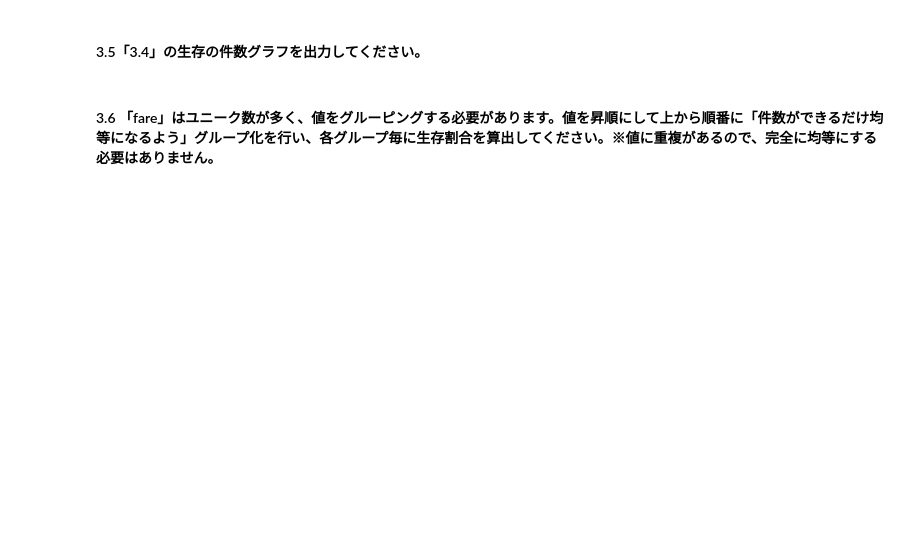
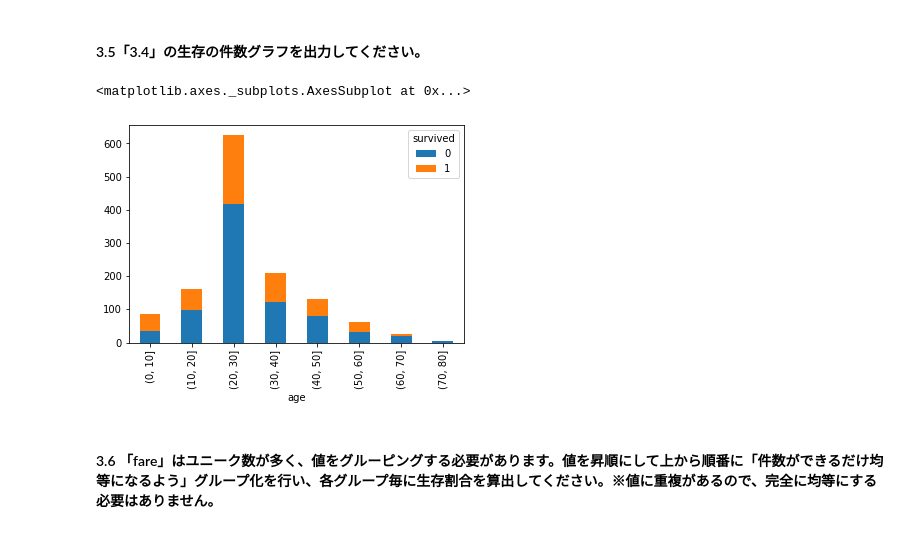
Before and after one commit to narukawamasa/python_smple, a Jupyter notebook: machine_learning_editor.ipynb, the cells around one changed output. Drawn from its saved outputs; the diff is of its cells as text; code cells hidden in the pictures; blank space fills up the shorter version.

```diff
--- a/machine_learning_editor.ipynb
+++ b/machine_learning_editor.ipynb
@@ -234,2 +265,5 @@ dtype: bool
 # %% [markdown]
 #### 3.4 「age」はユニーク数が多く、値をグルーピングする必要があります。値を「10」刻みでグループ化し、各グループ毎に生存割合を算出してください。
+# %%
+s_cut = pd.cut(titanic_data_except_object['age'],[0,10,20,30,40,50,60,70,80,90,100])
+titanic_data_except_object.groupby(s_cut).mean()['survived'].round(3)
@@ -236,4 +283,10 @@ dtype: bool
 # %% [markdown]
 #### 3.5「3.4」の生存の件数グラフを出力してください。
+# %%
+a = pd.crosstab(s_cut, titanic_data_except_object['survived'])
+a.plot.bar(stacked=True)
+# %% [output]
+<matplotlib.axes._subplots.AxesSubplot at 0x...>
+[figure, added]
 # %% [markdown]
 #### 3.6 「fare」はユニーク数が多く、値をグルーピングする必要があります。値を昇順にして上から順番に「件数ができるだけ均等になるよう」グループ化を行い、各グループ毎に生存割合を算出してください。※値に重複があるので、完全に均等にする必要はありません。
```
Also changed, not shown: parts of 36 cells of this notebook.
